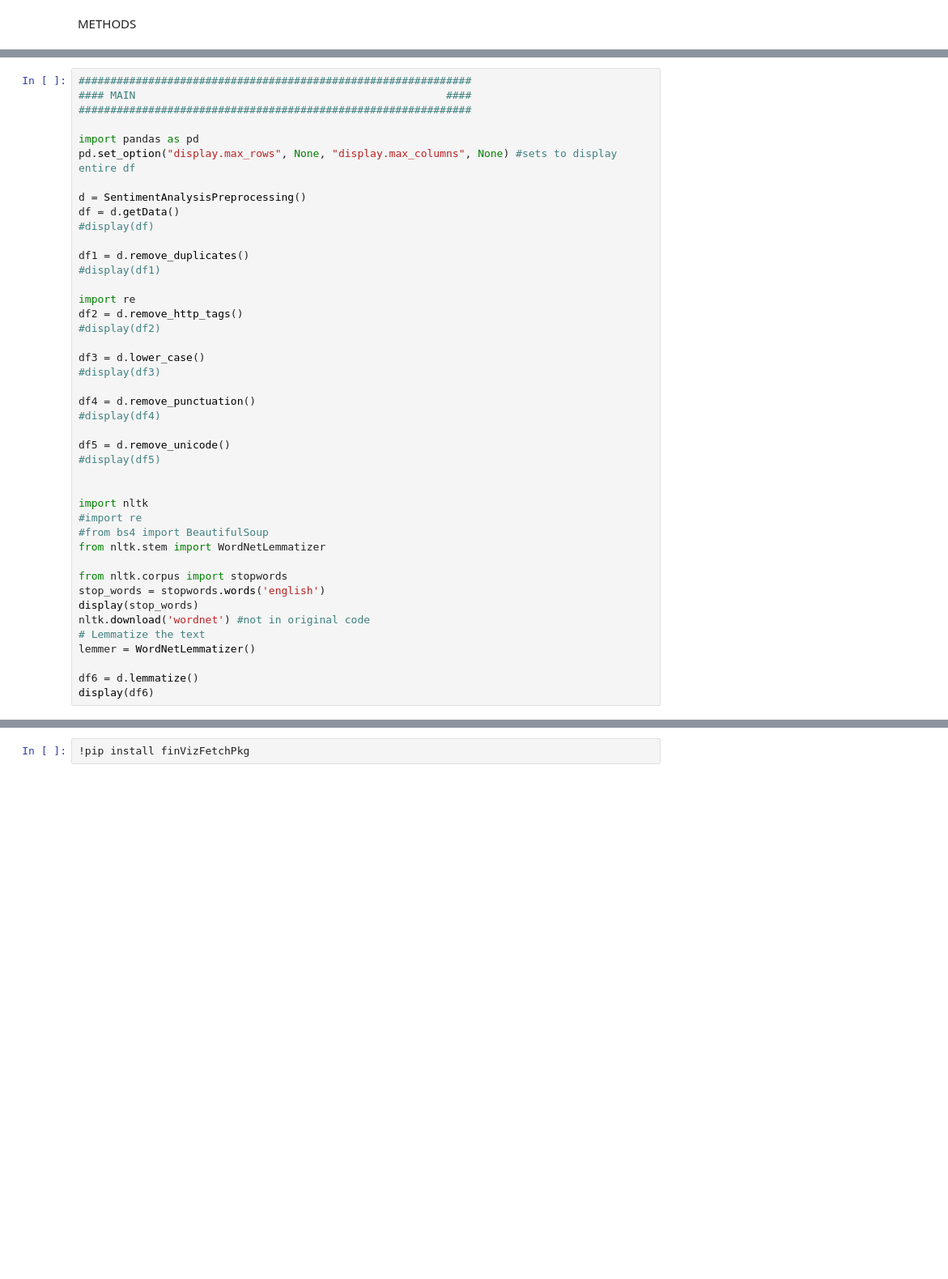
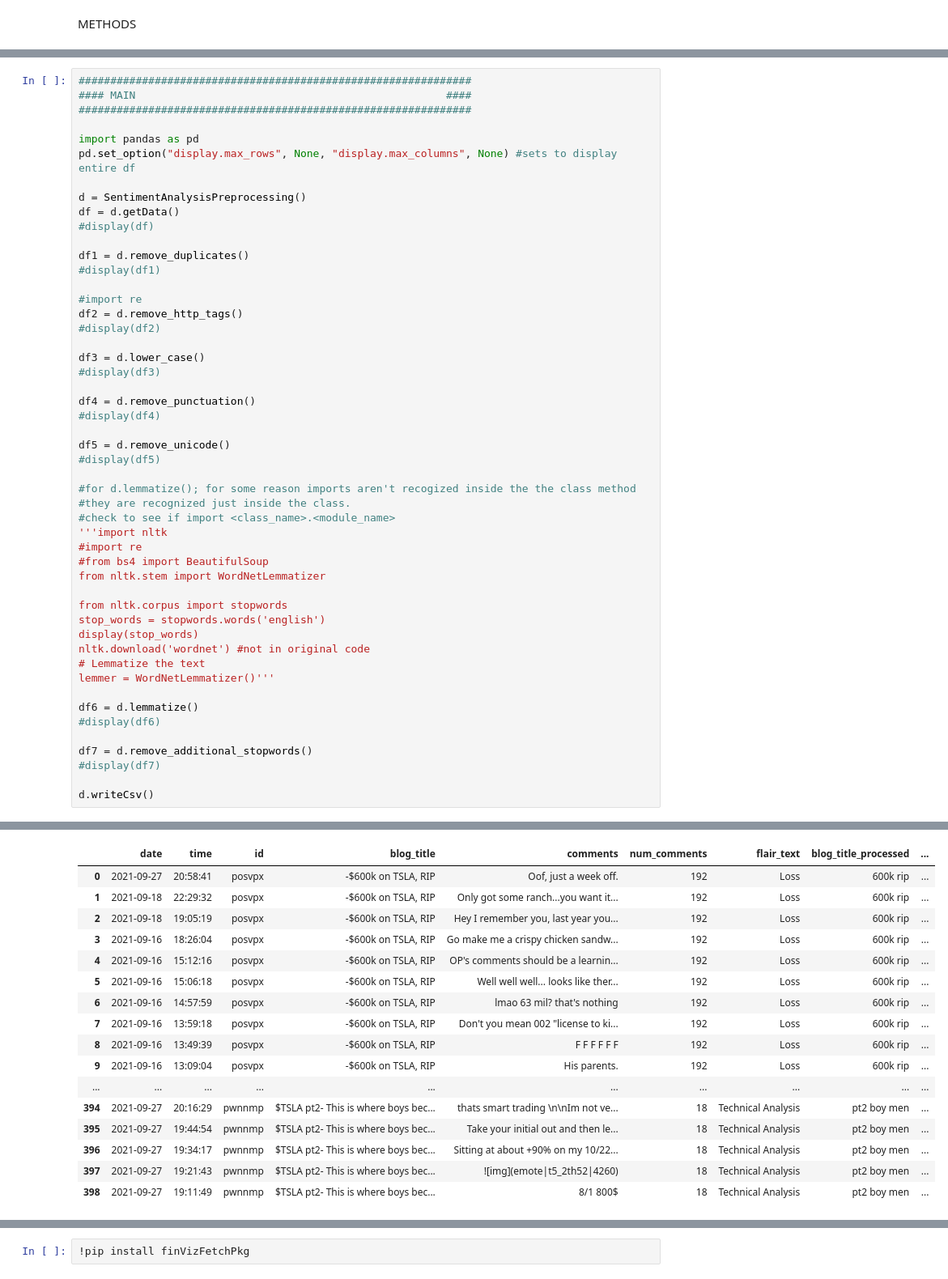
Before and after one commit to pstrito/preprocessing, a Jupyter notebook: redditPreprocessingProduction.ipynb, the cells around one changed output, grey strips where cells are left out. Shown: that part at 81% size. Cells and saved outputs as stored; diff of their text form; blank space fills up the shorter version.

Commit message:
added csv write

```diff
--- a/redditPreprocessingProduction.ipynb
+++ b/redditPreprocessingProduction.ipynb
@@ -523,7 +546,7 @@ df = d.getData()
 df1 = d.remove_duplicates()
 #display(df1)
 
-import re
+#import re
 df2 = d.remove_http_tags()
 #display(df2)
 
@@ -536,8 +559,10 @@ df4 = d.remove_punctuation()
 df5 = d.remove_unicode()
 #display(df5)
 
-
-import nltk
+#for d.lemmatize(); for some reason imports aren't recogized inside the the class method
+#they are recognized just inside the class.
+#check to see if import <class_name>.<module_name>
+'''import nltk
 #import re
 #from bs4 import BeautifulSoup
 from nltk.stem import WordNetLemmatizer
@@ -547,10 +572,15 @@ stop_words = stopwords.words('english')
 display(stop_words)
 nltk.download('wordnet') #not in original code
 # Lemmatize the text
-lemmer = WordNetLemmatizer()
+lemmer = WordNetLemmatizer()'''
 
 df6 = d.lemmatize()
-display(df6)
+#display(df6)
+
+df7 = d.remove_additional_stopwords()
+#display(df7)
+
+d.writeCsv()
 # %% [output]
 Path:  C:/Users/User/Documents/Personal/retooling/projects/Kokoro/Parsers
 tsla_redditSubsAndComments_2021-09-29.csv
@@ -589,0 +610,17 @@ Lemmatizing ...
+|  | date | time | id | blog_title | comments | num_comments | flair_text | blog_title_processed | ... |
+| 0 | 2021-09-27 | 20:58:41 | posvpx | -$600k on TSLA, RIP | Oof, just a week off. | 192 | Loss | 600k rip | ... |
+| 1 | 2021-09-18 | 22:29:32 | posvpx | -$600k on TSLA, RIP | Only got some ranch...you want it... | 192 | Loss | 600k rip | ... |
+| 2 | 2021-09-18 | 19:05:19 | posvpx | -$600k on TSLA, RIP | Hey I remember you, last year you... | 192 | Loss | 600k rip | ... |
+| 3 | 2021-09-16 | 18:26:04 | posvpx | -$600k on TSLA, RIP | Go make me a crispy chicken sandw... | 192 | Loss | 600k rip | ... |
+| 4 | 2021-09-16 | 15:12:16 | posvpx | -$600k on TSLA, RIP | OP's comments should be a learnin... | 192 | Loss | 600k rip | ... |
+| 5 | 2021-09-16 | 15:06:18 | posvpx | -$600k on TSLA, RIP | Well well well... looks like ther... | 192 | Loss | 600k rip | ... |
+| 6 | 2021-09-16 | 14:57:59 | posvpx | -$600k on TSLA, RIP | lmao 63 mil? that's nothing | 192 | Loss | 600k rip | ... |
+| 7 | 2021-09-16 | 13:59:18 | posvpx | -$600k on TSLA, RIP | Don't you mean 002 "license to ki... | 192 | Loss | 600k rip | ... |
+| 8 | 2021-09-16 | 13:49:39 | posvpx | -$600k on TSLA, RIP | F F F F F F | 192 | Loss | 600k rip | ... |
+| 9 | 2021-09-16 | 13:09:04 | posvpx | -$600k on TSLA, RIP | His parents. | 192 | Loss | 600k rip | ... |
+| ... | ... | ... | ... | ... | ... | ... | ... | ... | ... |
+| 394 | 2021-09-27 | 20:16:29 | pwnnmp | $TSLA pt2- This is where boys bec... | thats smart trading \n\nIm not ve... | 18 | Technical Analysis | pt2 boy men | ... |
+| 395 | 2021-09-27 | 19:44:54 | pwnnmp | $TSLA pt2- This is where boys bec... | Take your initial out and then le... | 18 | Technical Analysis | pt2 boy men | ... |
+| 396 | 2021-09-27 | 19:34:17 | pwnnmp | $TSLA pt2- This is where boys bec... | Sitting at about +90% on my 10/22... | 18 | Technical Analysis | pt2 boy men | ... |
+| 397 | 2021-09-27 | 19:21:43 | pwnnmp | $TSLA pt2- This is where boys bec... | ![img](emote|t5_2th52|4260) | 18 | Technical Analysis | pt2 boy men | ... |
+| 398 | 2021-09-27 | 19:11:49 | pwnnmp | $TSLA pt2- This is where boys bec... | 8/1 800$ | 18 | Technical Analysis | pt2 boy men | ... |
```
Also changed, not shown: parts of 2 cells of this notebook.
